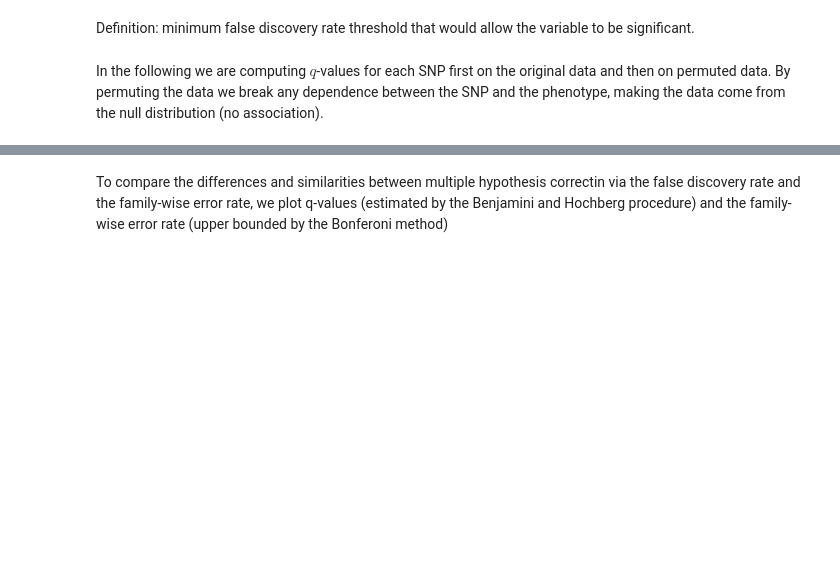
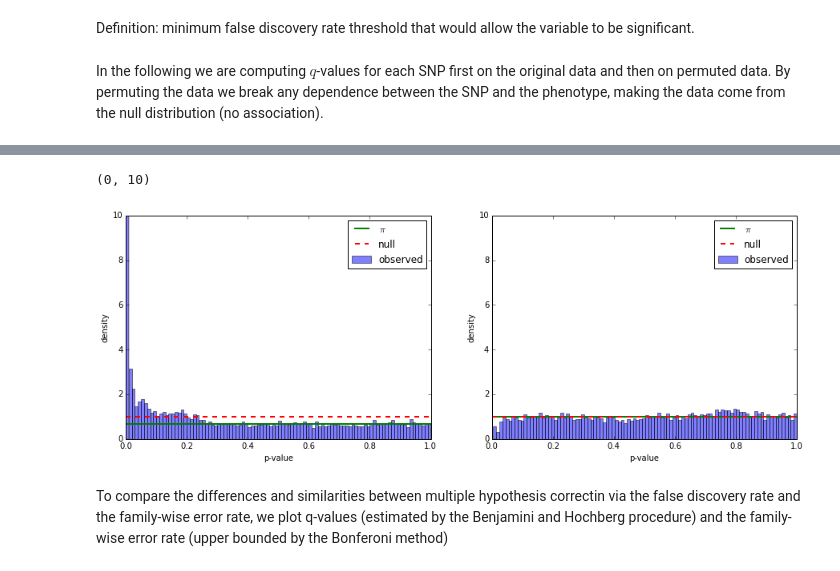
Before and after one commit to PMBio/limix-tutorials, a Jupyter notebook: linear_regression_FDR/QTL_mapping1.ipynb, the cells around one changed output, grey strips where cells are left out. Saved outputs shown, nothing was run; the diff lists cells and outputs as text; code cells hidden in the pictures; blank space fills up the shorter version.

```diff
--- a/linear_regression_FDR/QTL_mapping1.ipynb
+++ b/linear_regression_FDR/QTL_mapping1.ipynb
@@ -343,8 +343,7 @@ fig = pl.figure(3,figsize=[15,5])
 
 #1. on the real tests
 pl.subplot(1,2,1)
-qv, qv_info = fdr.qvalues(lm.pvalues[1])
-pi0 = qv_info['pi0']
+qv, pi0 = fdr.qvalues(lm.pvalues[1], return_pi0=True)
 #plot distribution of p-values and fitted \pi parameter:
 fig = pl.figure(3,figsize=[8,5])
 pl.hist(lm.pvalues[1],bins=100,normed=True,color='b',label='observed',alpha=0.5)
@@ -357,8 +356,7 @@ pl.ylim((0,10))
 
 #2. on permuted p-values
 pl.subplot(1,2,2)
-qv_perm, qv_perm_info = fdr.qvalues(lm_perm.pvalues[1])
-pi0 = qv_perm_info['pi0']
+qv_perm, pi0 = fdr.qvalues(lm_perm.pvalues[1], return_pi0=True)
 #plot distribution of p-values and fitted \pi parameter:
 pl.hist(lm_perm.pvalues[1],bins=100,normed=True,color='b',label='observed',alpha=0.5)
 pl.axhline(pi0,color='g',linewidth=2,label='$\pi$')
@@ -372,3 +370,5 @@ ImportError: No module named stats.fdr
+(0, 10)
+[figure, added]
 # %% [markdown]
 To compare the differences and similarities between multiple hypothesis correctin via the false discovery rate and the family-wise error rate, we plot q-values (estimated by the Benjamini and Hochberg procedure) and the family-wise error rate (upper bounded by the Bonferoni method)
 # %%
```
Also changed, not shown: parts of 4 cells of this notebook.
